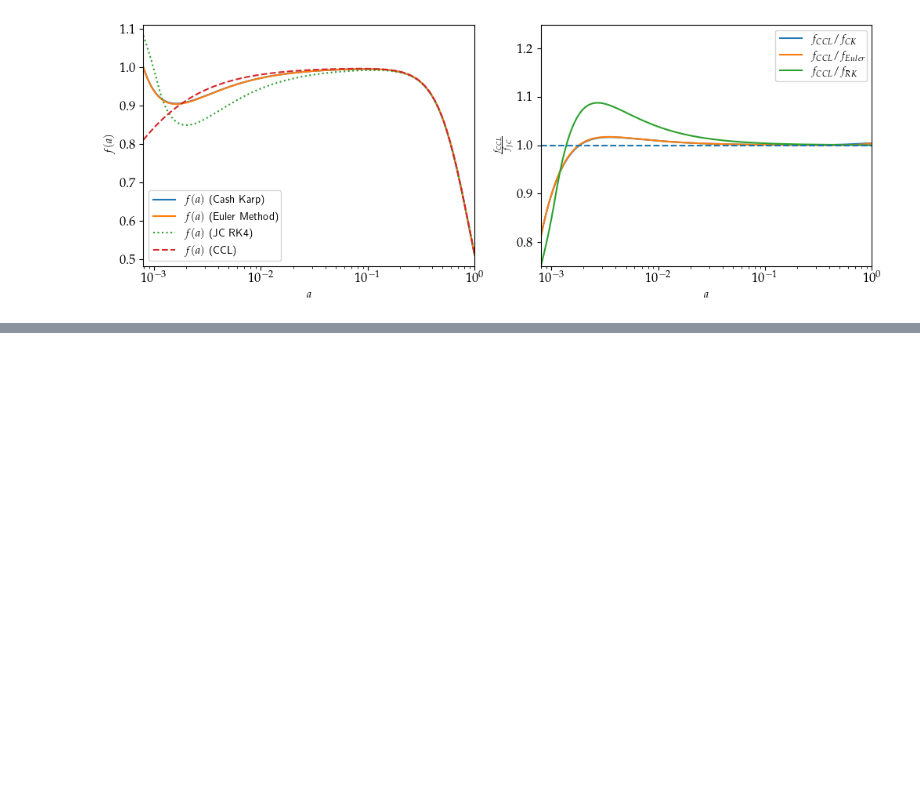
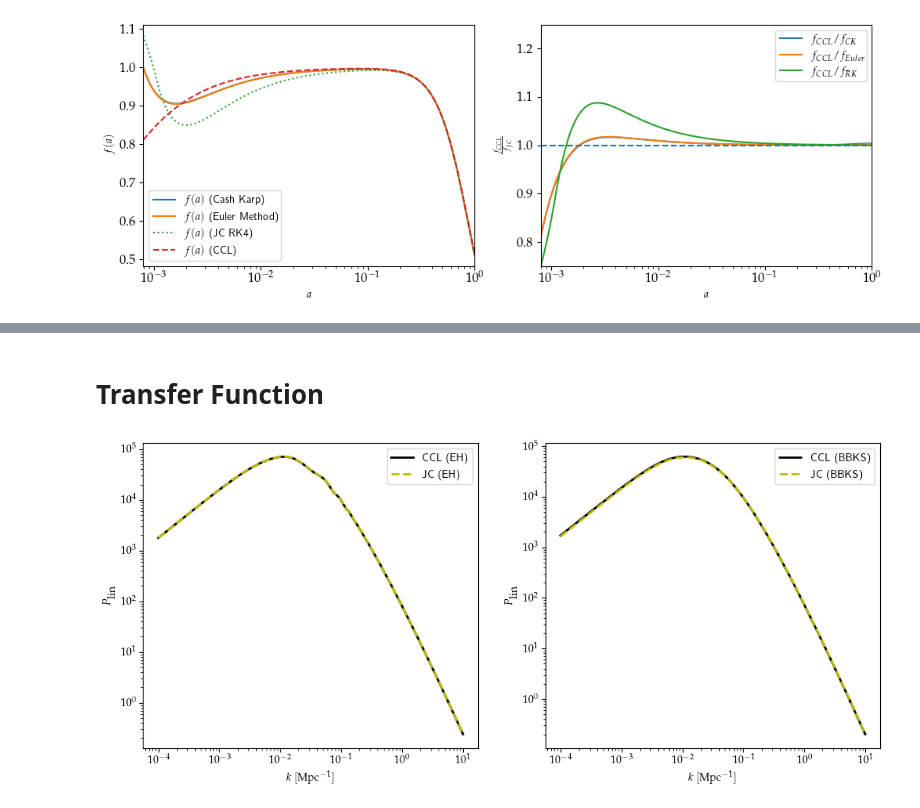
Before and after one commit to Harry45/jaxccl, a Jupyter notebook: notebook_playground.ipynb, the cells around one changed output, grey strips where cells are left out. Drawn from its saved outputs; the diff is of its cells as text; code cells hidden in the pictures; blank space fills up the shorter version.

Commit message:
transfer function

```diff
--- a/playground.ipynb
+++ b/notebook_playground.ipynb
@@ -531,0 +505,2 @@ cosmo_jax.Omega_r
+# %% [markdown]
+# Transfer Function
@@ -531,0 +512,46 @@ cosmo_jax.Omega_r
+# %%
+pklin_bbks = linear_matter_power(cosmo_jax, kvalues / cosmo_jax.h, a = 1.0, transfer_fn=BBKS) / cosmo_jax.h**3
+
+cosmo_ccl_bbks = ccl.Cosmology(Omega_c=0.25,
+                          Omega_b=0.05,
+                          h=0.7,
+                          sigma8 = 0.8,
+                          n_s=0.96,
+                          Neff = 3.044,
+                          transfer_function='bbks')
+
+pklin_ccl_bbks = cosmo_ccl_bbks.linear_matter_power(kvalues, a = 1.0)
+# %%
+pklin_eh = linear_matter_power(cosmo_jax,  kvalues / cosmo_jax.h, a = 1.0, transfer_fn=Eisenstein_Hu) / cosmo_jax.h**3
+
+cosmo_ccl_eh = ccl.Cosmology(Omega_c=0.25,
+                          Omega_b=0.05,
+                          h=0.7,
+                          sigma8 = 0.8,
+                          n_s=0.96,
+                          Neff = 3.044,
+                          transfer_function='eisenstein_hu')
+
+pklin_ccl_eh = cosmo_ccl_eh.linear_matter_power(kvalues, a = 1.0)
+# %%
+plt.figure(figsize=(12,5))
+plt.subplot(121)
+plt.plot(kvalues, pklin_ccl_eh, c = 'k', lw=2, label = 'CCL (EH)')
+plt.plot(kvalues, pklin_eh , c = 'y', linestyle = '--', lw = 2, label = 'JC (EH)')
+plt.xlabel(r'$k\;[\textrm{Mpc}^{-1}]$')
+plt.ylabel(r'$P_{\textrm{lin}}$')
+plt.xscale('log')
+plt.yscale('log')
+plt.legend(loc='best')
+
+plt.subplot(122)
+plt.plot(kvalues, pklin_ccl_bbks, c = 'k', lw=2, label = 'CCL (BBKS)')
+plt.plot(kvalues, pklin_bbks, c = 'y', lw=2, linestyle = '--', label = 'JC (BBKS)')
+plt.xlabel(r'$k\;[\textrm{Mpc}^{-1}]$')
+plt.ylabel(r'$P_{\textrm{lin}}$')
+plt.xscale('log')
+plt.yscale('log')
+plt.legend(loc='best')
+plt.show()
+# %% [output]
+[figure, added]
```
Also changed, not shown: parts of 9 cells of this notebook, 14 other files.
